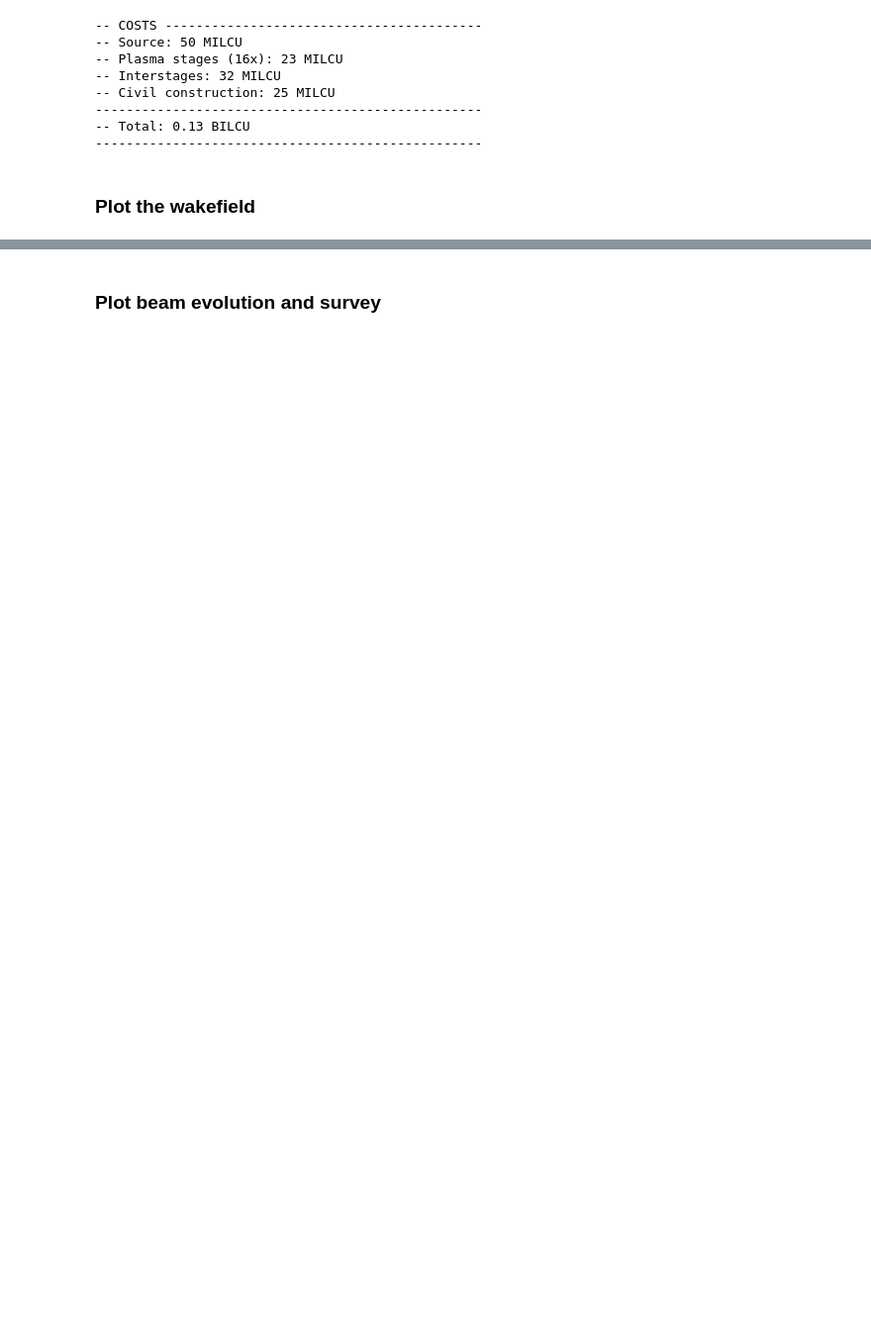
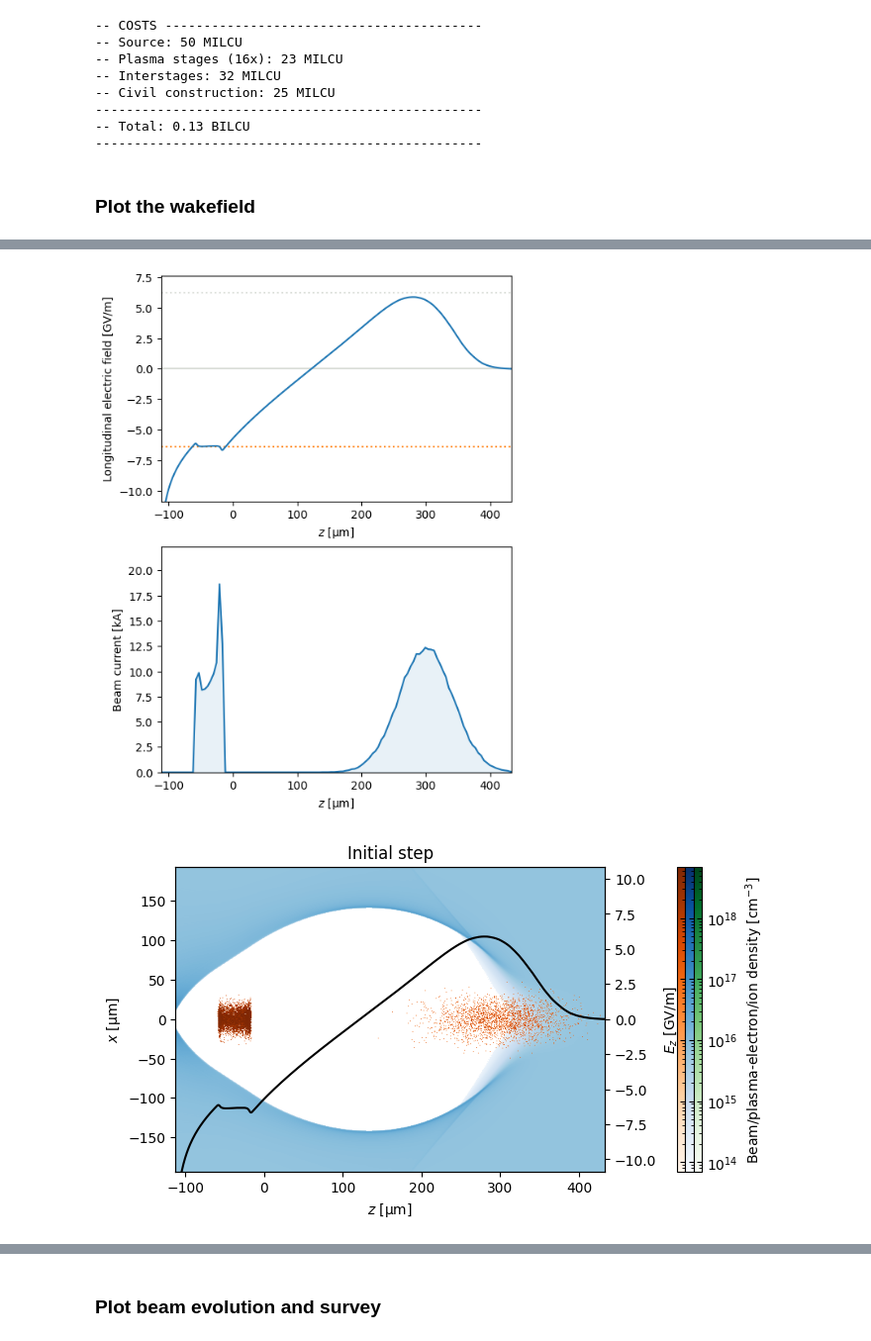
Before and after one commit to abel-framework/ABEL, a Jupyter notebook: examples/linac_example.ipynb, the cells around one changed output, grey strips where cells are left out. Shown at 99% size. Saved outputs shown, nothing was run; the diff lists cells and outputs as text; code cells hidden in the pictures; blank space fills up the shorter version.

```diff
--- a/examples/linac_example.ipynb
+++ b/examples/linac_example.ipynb
@@ -118,0 +124,8 @@ linac.first_stage.plot_wake()
+# %%
+# plot the last-stage wakefield
+linac.stages[1].plot_wakefield()
+linac.stages[1].plot_wake()
+linac.stages[1].plot_evolution()
+# %% [output]
+[figure, added]
+[figure, added]
```
Also changed, not shown: parts of 6 cells of this notebook, 3 other files.
